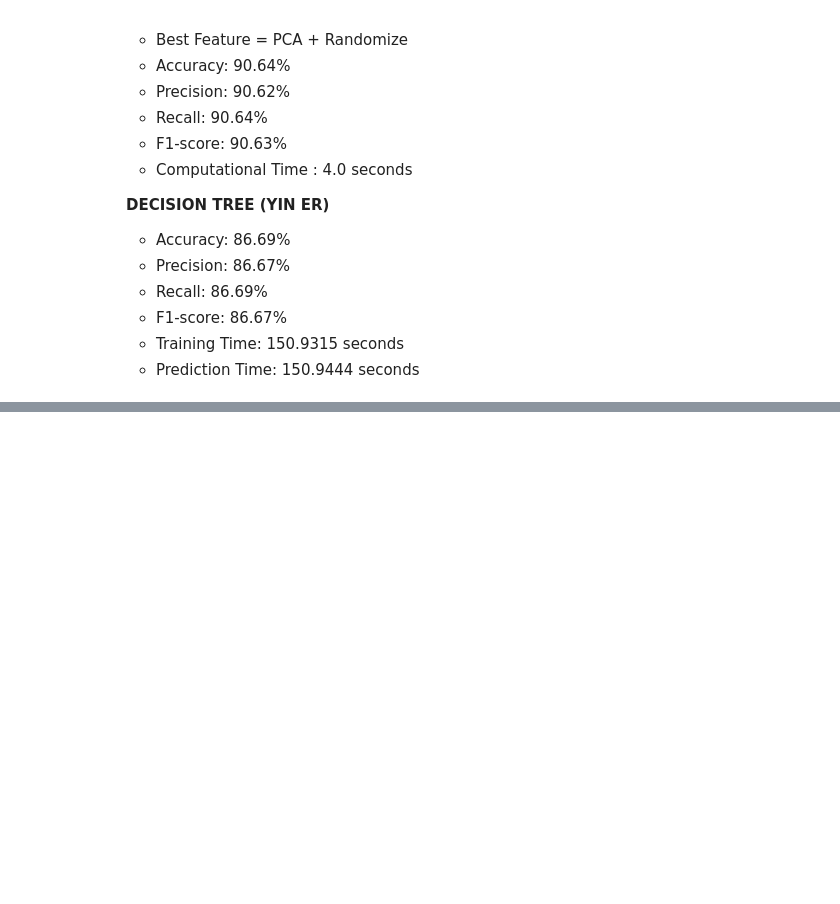
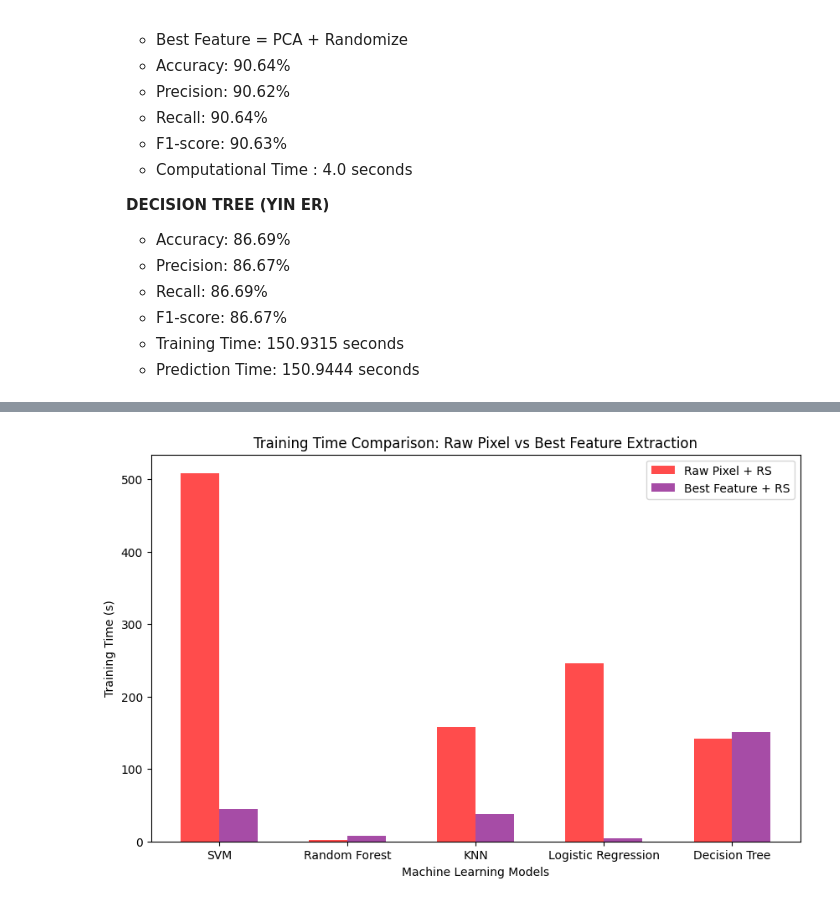
Before and after one commit to Eerraaaa/INF2008ML, a Jupyter notebook: main.ipynb, the cells around one changed output, grey strips where cells are left out. Cells and saved outputs as stored; diff of their text form; code cells hidden in the pictures; blank space fills up the shorter version.

```diff
--- a/main.ipynb
+++ b/main.ipynb
@@ -3038,0 +3066,19 @@ Prediction Time: 150.9444 seconds
+# %%
+# Training & Prediction Time Data
+raw_pixel_train_time = [508.424, 2.0325, 157.8692, 246.3568, 141.6025]
+best_feature_train_time = [45.3013, 7.5632, 37.4486, 3.9934, 150.9315]
+
+fig, ax = plt.subplots(figsize=(10, 6))
+ax.bar(x - width/2, raw_pixel_train_time, width, label="Raw Pixel + RS", color="red", alpha=0.7)
+ax.bar(x + width/2, best_feature_train_time, width, label="Best Feature + RS", color="purple", alpha=0.7)
+
+ax.set_xlabel("Machine Learning Models")
+ax.set_ylabel("Training Time (s)")
+ax.set_title("Training Time Comparison: Raw Pixel vs Best Feature Extraction")
+ax.set_xticks(x)
+ax.set_xticklabels(models)
+ax.legend()
+
+plt.show()
+# %% [output]
+[figure, added]
```
Also changed, not shown: parts of 1 cell of this notebook.
